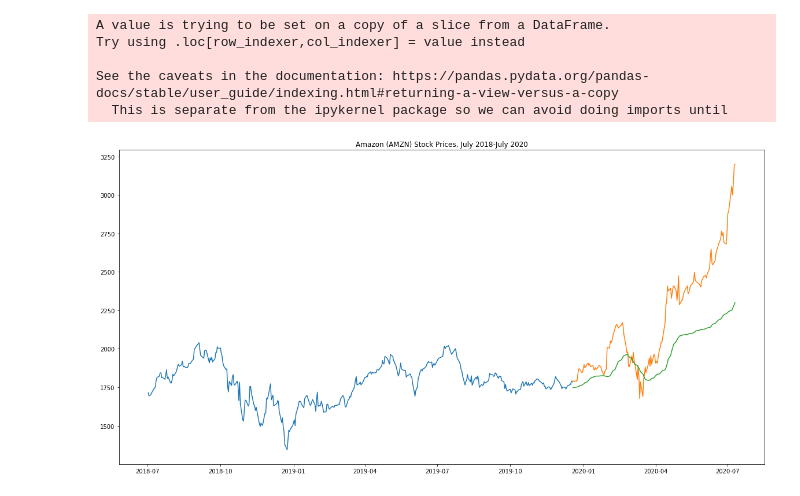
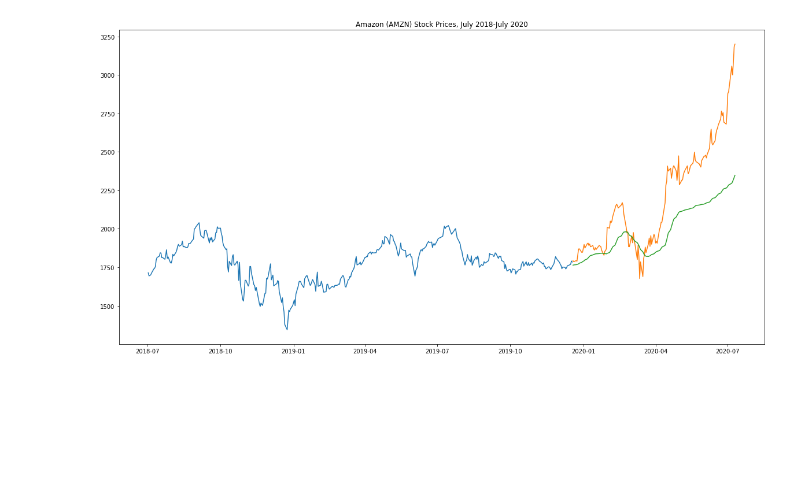
Before and after one commit to alexanderdyan/machine-learning-stock-analysis, a Jupyter notebook: notebooks/LSTM_AMZN.ipynb, the cells around one changed output. Cells and saved outputs as stored; diff of their text form; code cells hidden in the pictures; blank space fills up the shorter version.

```diff
--- a/notebooks/LSTM_AMZN.ipynb
+++ b/notebooks/LSTM_AMZN.ipynb
@@ -93,0 +204,4 @@ lstm_model.save("../models/AMZN_model.h5")
+# %%
+forecasted_closing_price = lstm_model.predict(X_forecast_scaled)
+forecasted_closing_price=y_scaler.inverse_transform(forecasted_closing_price)
+forecasted_closing_price
@@ -93,0 +226,5 @@ lstm_model.save("../models/AMZN_model.h5")
+# %%
+forecasts = [forecasted_closing_price[i][0] for i in range(len(forecasted_closing_price))]
+# %%
+forecast_data = df.iloc[370:,:]
+forecast_data
@@ -93,0 +245,3 @@ lstm_model.save("../models/AMZN_model.h5")
+# %%
+forecast_data["Prediction"] = forecasts
+forecast_data
@@ -94,15 +269,9 @@ lstm_model.save("../models/AMZN_model.h5")
 # %%
-train_data=new_dataset[:370]
-valid_data=new_dataset[370:]
-valid_data['Predictions']=predicted_closing_price
-plt.plot(train_data["Close"])
-plt.plot(valid_data[['Close',"Predictions"]])
+model_data = model_data.set_index("Date")
+forecast_data = forecast_data.set_index("Date")
+plt.plot(model_data["Close"])
+plt.plot(forecast_data[['Close',"Prediction"]])
 plt.title("Amazon (AMZN) Stock Prices, July 2018-July 2020")
 plt.savefig("../charts/AMZN.png")
 # %% [output]
-A value is trying to be set on a copy of a slice from a DataFrame.
-Try using .loc[row_indexer,col_indexer] = value instead
-
-See the caveats in the documentation: https://pandas.pydata.org/pandas-docs/stable/user_guide/indexing.html#returning-a-view-versus-a-copy
-  This is separate from the ipykernel package so we can avoid doing imports until
-[figure, old version]
+[figure, new version]
```
Also changed, not shown: parts of 31 cells of this notebook, 9 other files.
